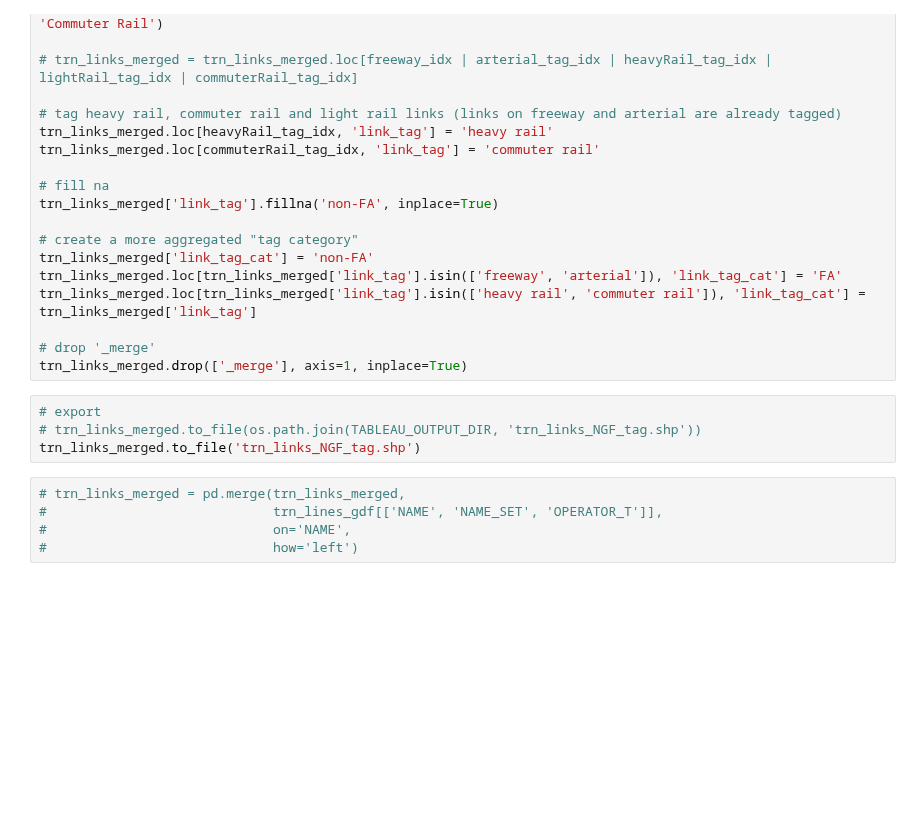
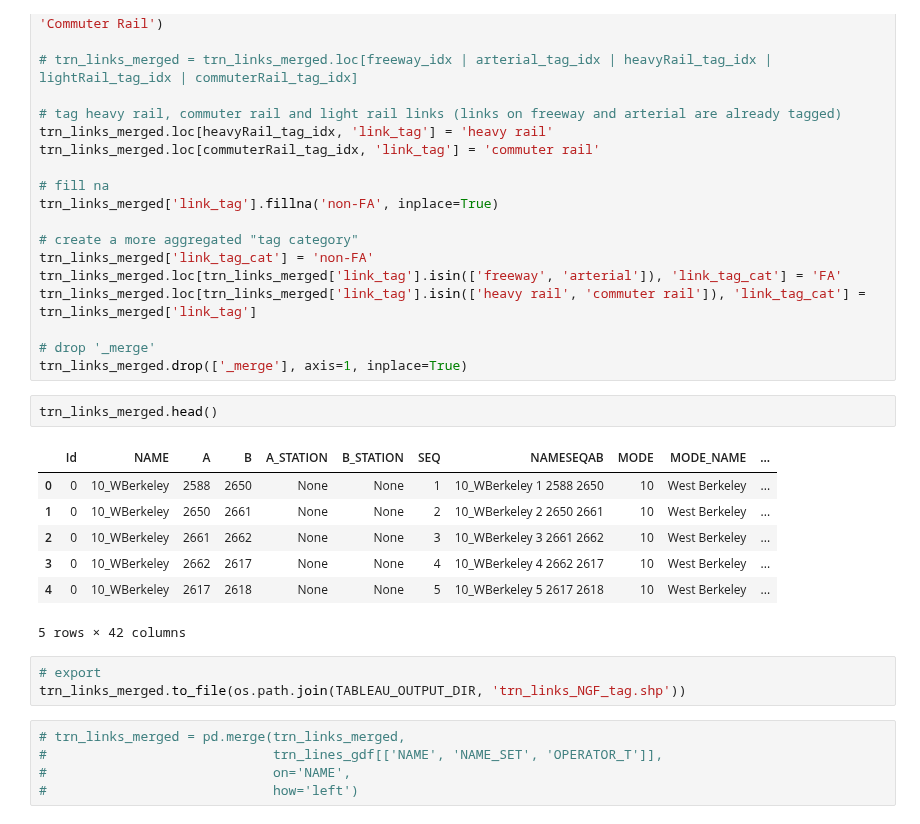
Before and after one commit to BayAreaMetro/travel-model-one, a Jupyter notebook: utilities/NextGenFwys/tag_transit_on_freeway_arterial.ipynb, the cells around one changed output. Saved outputs shown, nothing was run; the diff lists cells and outputs as text; blank space fills up the shorter version.

Commit message:
write outputs to L drive directly since it has space now

```diff
--- a/utilities/NextGenFwys/tag_transit_on_freeway_arterial.ipynb
+++ b/utilities/NextGenFwys/tag_transit_on_freeway_arterial.ipynb
@@ -281,10 +264,19 @@ trn_links_merged.loc[trn_links_merged['link_tag'].isin(['heavy rail', 'commuter
 
 # drop '_merge'
 trn_links_merged.drop(['_merge'], axis=1, inplace=True)
+# %%
+trn_links_merged.head()
+# %% [output]
+|  | Id | NAME | A | B | A_STATION | B_STATION | SEQ | NAMESEQAB | MODE | MODE_NAME | ... |
+| 0 | 0 | 10_WBerkeley | 2588 | 2650 | None | None | 1 | 10_WBerkeley 1 2588 2650 | 10 | West Berkeley | ... |
+| 1 | 0 | 10_WBerkeley | 2650 | 2661 | None | None | 2 | 10_WBerkeley 2 2650 2661 | 10 | West Berkeley | ... |
+| 2 | 0 | 10_WBerkeley | 2661 | 2662 | None | None | 3 | 10_WBerkeley 3 2661 2662 | 10 | West Berkeley | ... |
+| 3 | 0 | 10_WBerkeley | 2662 | 2617 | None | None | 4 | 10_WBerkeley 4 2662 2617 | 10 | West Berkeley | ... |
+| 4 | 0 | 10_WBerkeley | 2617 | 2618 | None | None | 5 | 10_WBerkeley 5 2617 2618 | 10 | West Berkeley | ... |
+5 rows × 42 columns
 # %%
 # export
-# trn_links_merged.to_file(os.path.join(TABLEAU_OUTPUT_DIR, 'trn_links_NGF_tag.shp'))
-trn_links_merged.to_file('trn_links_NGF_tag.shp')
+trn_links_merged.to_file(os.path.join(TABLEAU_OUTPUT_DIR, 'trn_links_NGF_tag.shp'))
 # %%
 # trn_links_merged = pd.merge(trn_links_merged,
 #                             trn_lines_gdf[['NAME', 'NAME_SET', 'OPERATOR_T']],
```
Also changed, not shown: parts of 14 cells of this notebook.
